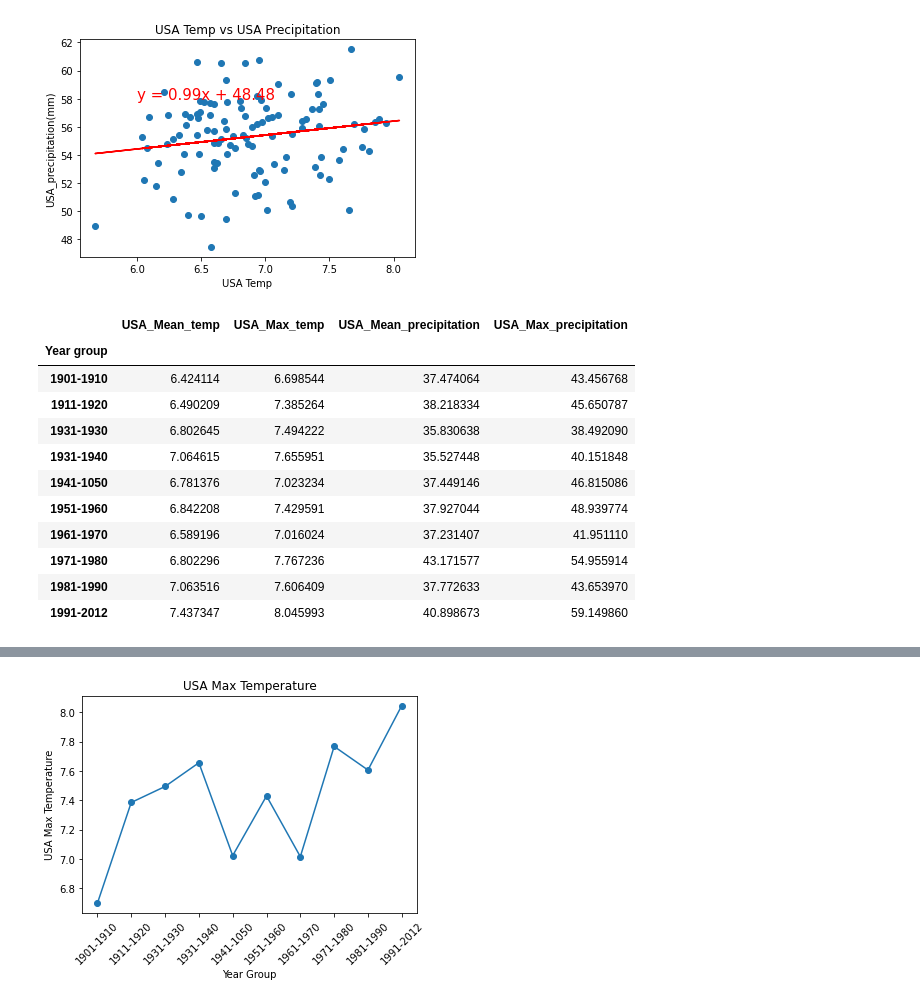
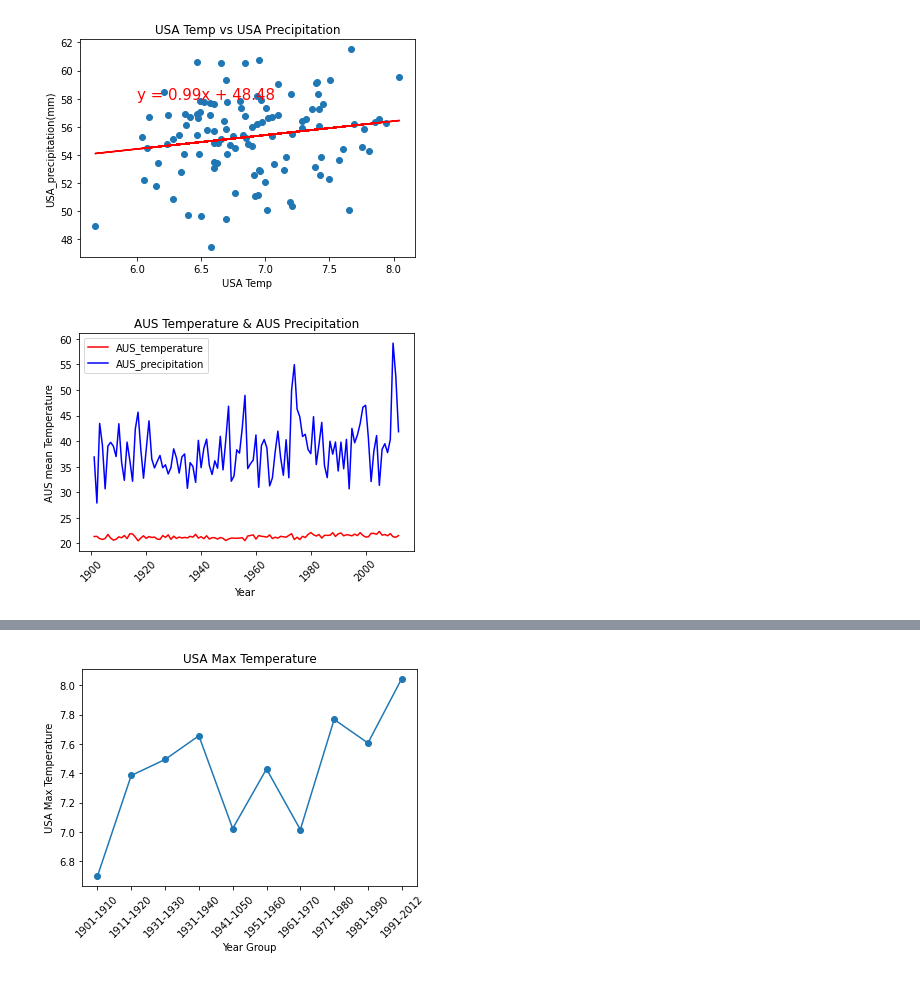
Before and after one commit to LineaFuller/Project_1, a Jupyter notebook: Temp vs Pre.ipynb, the cells around one changed output, grey strips where cells are left out. Cells and saved outputs as stored; diff of their text form; code cells hidden in the pictures.

```diff
--- a/Temp vs Pre.ipynb
+++ b/Temp vs Pre.ipynb
@@ -38,43 +40,18 @@ plt.show()
 # %% [output]
 The r-squared is: 0.029497464029031233
 [figure]
-# %%
-
-
-
-bins = [1900, 1911, 1921, 1931, 1941, 1951, 1961, 1971,1981,1991,2012]
-group_labels = ["1901-1910", "1911-1920", "1931-1930", "1931-1940", "1941-1050", "1951-1960", "1961-1970", "1971-1980","1981-1990", "1991-2012"]
-
-Data["Year group"]=pd.cut(Data["Year"],bins,labels=group_labels)
-Data
-
-
-
-mean_grouped_Data=Data.groupby(['Year group']).mean()
-max_grouped_Data=Data.groupby(['Year group']).max()
-
-USA_mean_temp=mean_grouped_Data.iloc[:,1]
-USA_max_temp=max_grouped_Data.iloc[:,1]
-USA_mean_pre=mean_grouped_Data.iloc[:,5]
-USA_max_pre=max_grouped_Data.iloc[:,5]
-
-summary_df=pd.DataFrame({"USA_Mean_temp":USA_mean_temp,
-                        "USA_Max_temp":USA_max_temp,
-                         "USA_Mean_precipitation":USA_mean_pre,
-                      "USA_Max_precipitation":USA_max_pre
-
-                        })
-summary_df
-# %% [output]
-|  | USA_Mean_temp | USA_Max_temp | USA_Mean_precipitation | USA_Max_precipitation |
-| Year group |  |  |  |  |
-| 1901-1910 | 6.424114 | 6.698544 | 37.474064 | 43.456768 |
-| 1911-1920 | 6.490209 | 7.385264 | 38.218334 | 45.650787 |
-| 1931-1930 | 6.802645 | 7.494222 | 35.830638 | 38.492090 |
-| 1931-1940 | 7.064615 | 7.655951 | 35.527448 | 40.151848 |
-| 1941-1050 | 6.781376 | 7.023234 | 37.449146 | 46.815086 |
-| 1951-1960 | 6.842208 | 7.429591 | 37.927044 | 48.939774 |
-| 1961-1970 | 6.589196 | 7.016024 | 37.231407 | 41.951110 |
-| 1971-1980 | 6.802296 | 7.767236 | 43.171577 | 54.955914 |
-| 1981-1990 | 7.063516 | 7.606409 | 37.772633 | 43.653970 |
-| 1991-2012 | 7.437347 | 8.045993 | 40.898673 | 59.149860 |
+# %%
+
+AUS_temp=Data["AUS Temperature (C)"]
+AUS_Pre=Data["AUS Precipitation (mm)"]
+plt.plot(year,AUS_temp, "-r", label="AUS_temperature")
+plt.plot(year,AUS_Pre,"-b", label="AUS_precipitation")
+plt.xlabel("Year ")
+plt.ylabel("AUS mean Temperature")
+plt.legend()
+plt.title("AUS Temperature & AUS Precipitation")
+plt.xticks(rotation = 45)
+plt.savefig('AUS_Temp_Pre.png')
+plt.show()
+# %% [output]
+[figure, added]
```
Also changed, not shown: parts of 8 cells of this notebook, 7 other files.
